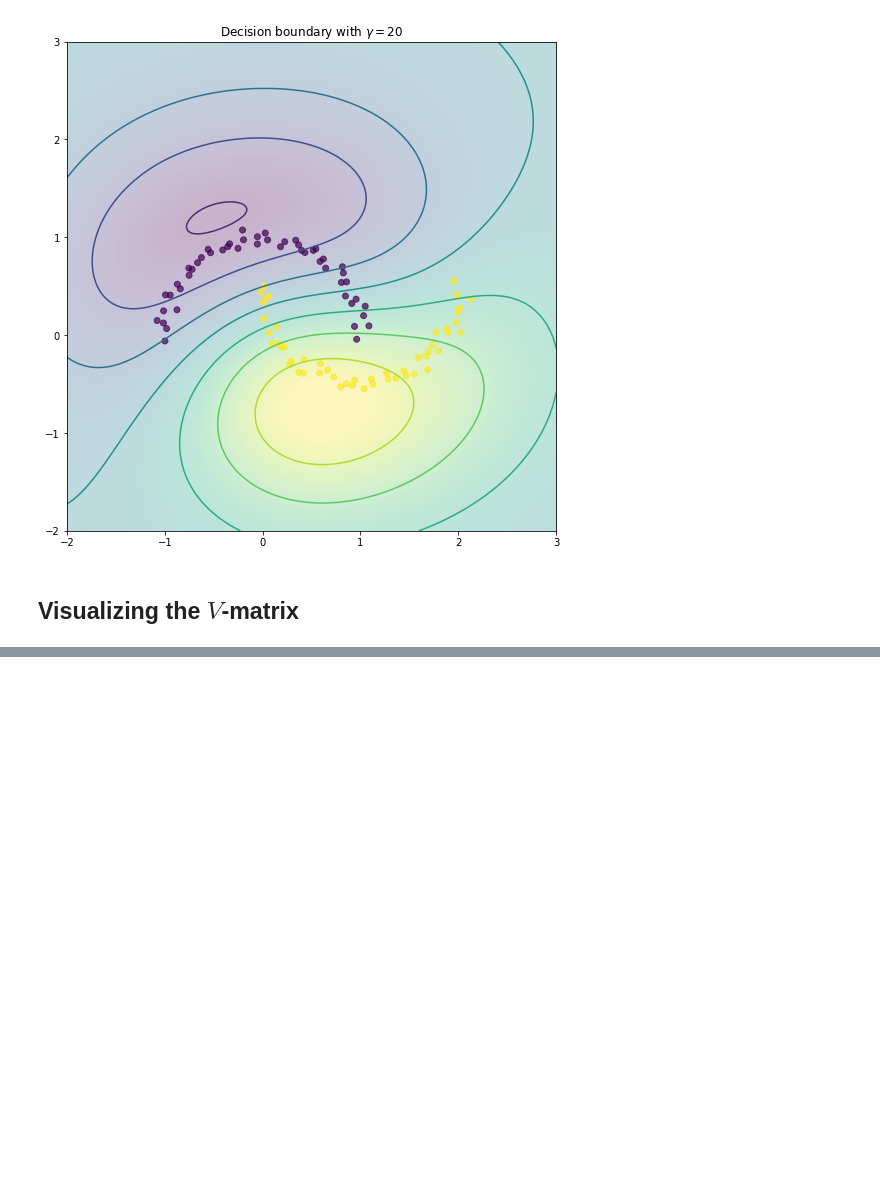
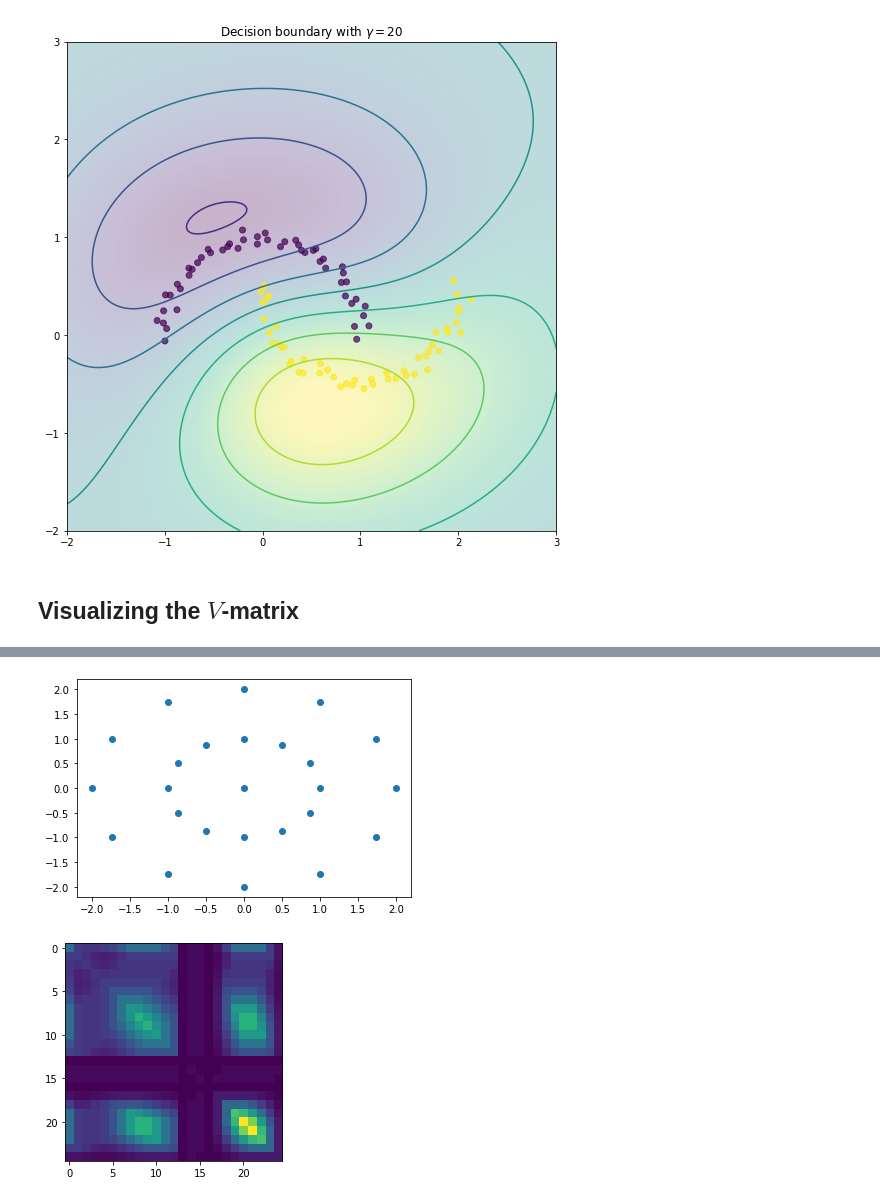
Before and after one commit to Vol0kin/LearningWithInvariants, a Jupyter notebook: examples/SVM_closed_form.ipynb, the cells around one changed output, grey strips where cells are left out. Saved outputs shown, nothing was run; the diff lists cells and outputs as text; code cells hidden in the pictures; blank space fills up the shorter version.

```diff
--- a/examples/SVM_closed_form.ipynb
+++ b/examples/SVM_closed_form.ipynb
@@ -145,0 +186,16 @@ V = generate_V_matrix(X)
+# %%
+# Generate a custom grid of points forming circles
+center = [0., 0.]
+outer_circles = [[r * np.cos(omega * np.pi / 180), r * np.sin(omega * np.pi / 180)] for r in range(1, 3) for omega in range(0, 360, 30)]
+circles = [center, *outer_circles]
+X_custom = np.array(circles)
+
+plt.scatter(X_custom[:, 0], X_custom[:, 1])
+plt.show()
+
+# Compute its V-matrix and visualize it
+V_custom = generate_V_matrix(X_custom)
+visualize_V_matrix(V_custom)
+# %% [output]
+[figure, added]
+[figure, added]
```
Also changed, not shown: parts of 5 cells of this notebook.
